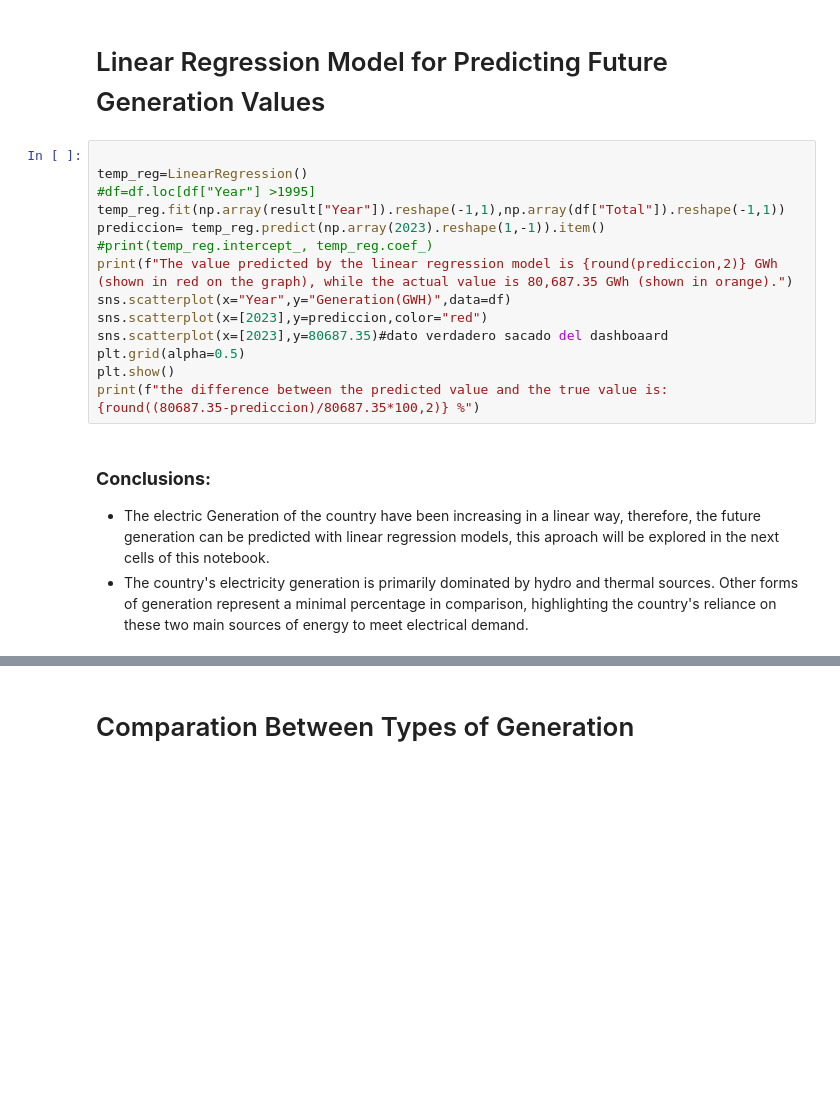
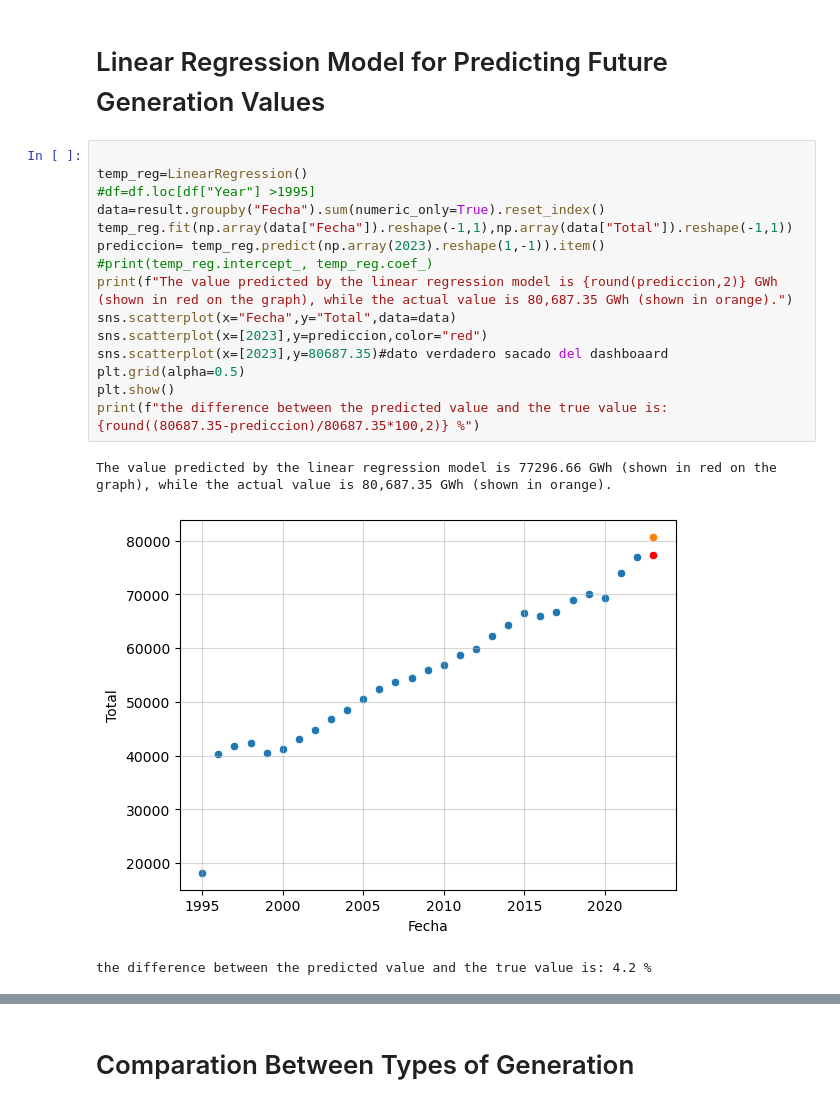
Before and after one commit to Mateoferrnandez/GeneracionElectricaColombia, a Jupyter notebook: notebooks/ElectricGeneration_colombia copy.ipynb, the cells around one changed output, grey strips where cells are left out. Saved outputs shown, nothing was run; the diff lists cells and outputs as text; blank space fills up the shorter version.

```diff
--- a/notebooks/ElectricGeneration_colombia copy.ipynb
+++ b/notebooks/ElectricGeneration_colombia copy.ipynb
@@ -290,18 +284,19 @@ use_inf_as_na option is deprecated and will be removed in a future version. Conv
 # %%
 
 temp_reg=LinearRegression()
 #df=df.loc[df["Year"] >1995]
-temp_reg.fit(np.array(result["Year"]).reshape(-1,1),np.array(df["Total"]).reshape(-1,1))
+data=result.groupby("Fecha").sum(numeric_only=True).reset_index()
+temp_reg.fit(np.array(data["Fecha"]).reshape(-1,1),np.array(data["Total"]).reshape(-1,1))
 prediccion= temp_reg.predict(np.array(2023).reshape(1,-1)).item()
 #print(temp_reg.intercept_, temp_reg.coef_)
 print(f"The value predicted by the linear regression model is {round(prediccion,2)} GWh (shown in red on the graph), while the actual value is 80,687.35 GWh (shown in orange).")
-sns.scatterplot(x="Year",y="Generation(GWH)",data=df)
+sns.scatterplot(x="Fecha",y="Total",data=data)
 sns.scatterplot(x=[2023],y=prediccion,color="red")
 sns.scatterplot(x=[2023],y=80687.35)#dato verdadero sacado del dashboaard
 plt.grid(alpha=0.5)
 plt.show()
 print(f"the difference between the predicted value and the true value is: {round((80687.35-prediccion)/80687.35*100,2)} %")
+# %% [output]
+The value predicted by the linear regression model is 77296.66 GWh (shown in red on the graph), while the actual value is 80,687.35 GWh (shown in orange).
+[figure, added]
+the difference between the predicted value and the true value is: 4.2 %
-# %% [markdown]
-### **Conclusions:**
-- The electric  Generation of the country have been increasing in a linear way, therefore, the future generation can be predicted with linear regression models, this aproach  will be explored in the next cells of this notebook.
-- The country's electricity generation is primarily dominated by hydro and thermal sources. Other forms of generation represent a minimal percentage in comparison, highlighting the country's reliance on these two main sources of energy to meet electrical demand.
```
Also changed, not shown: parts of 23 cells of this notebook, 7 other files.
